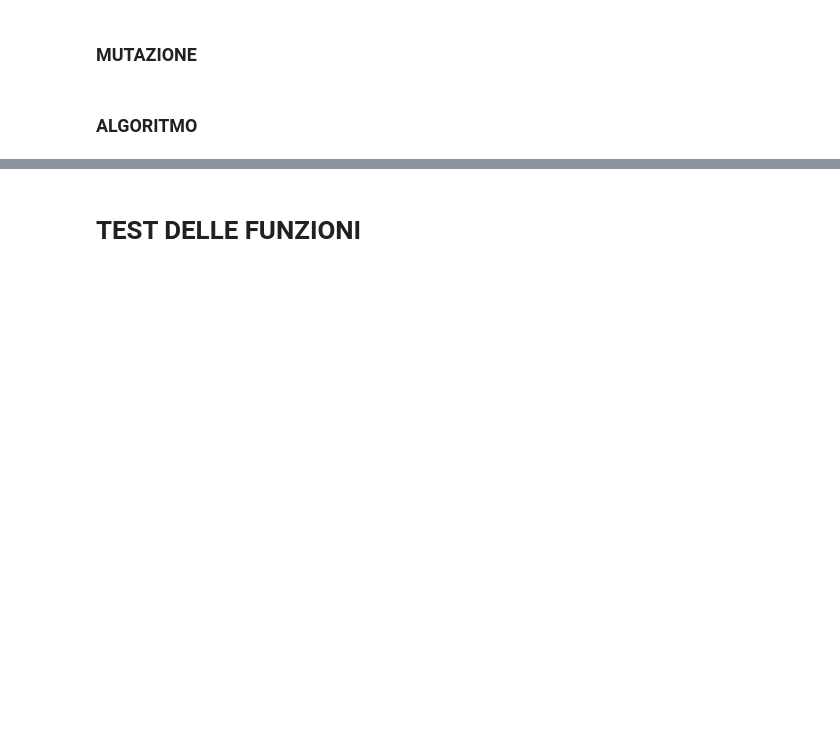
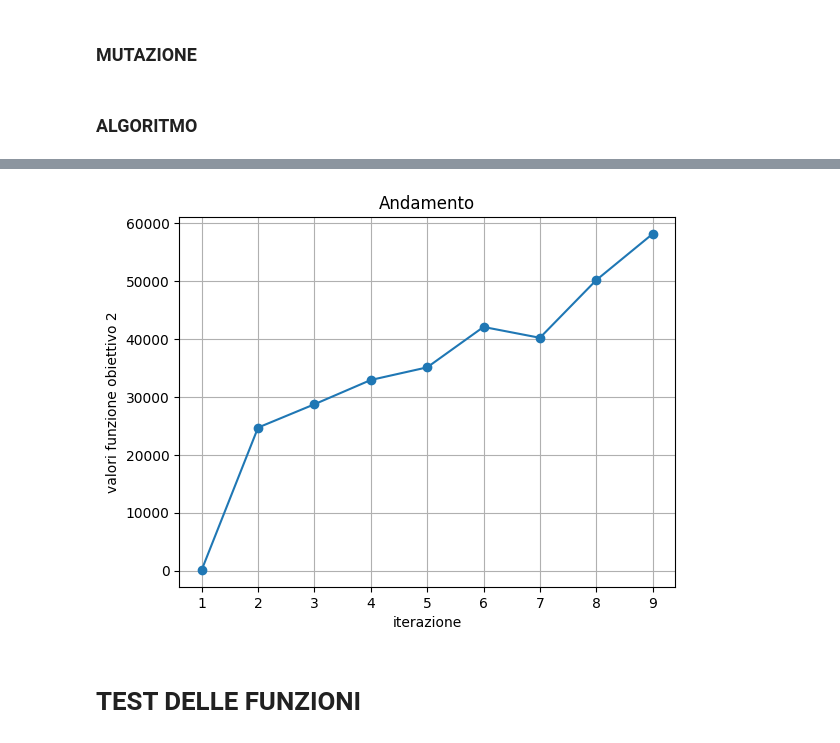
Before and after one commit to FabLetizia/Job-shop-scheduling, a Jupyter notebook: geneticAlg.ipynb, the cells around one changed output, grey strips where cells are left out. Cells and saved outputs as stored; diff of their text form; code cells hidden in the pictures; blank space fills up the shorter version.

```diff
--- a/geneticAlg.ipynb
+++ b/geneticAlg.ipynb
@@ -158,3 +640,16 @@ best_eval
+# %%
+lista_iterazioni = list()
+for i in range(1,10):
+    lista_iterazioni.append(i)
+# Plot function2
+plt.plot(lista_iterazioni, lista_function2, marker='o')
+plt.xlabel('iterazione')
+plt.ylabel('valori funzione obiettivo 2')
+plt.title('Andamento')
+plt.grid(True)
+plt.show()
+# %% [output]
+[figure, added]
 # %% [markdown]
 # TEST DELLE FUNZIONI
 # %%
```
Also changed, not shown: parts of 44 cells of this notebook.
